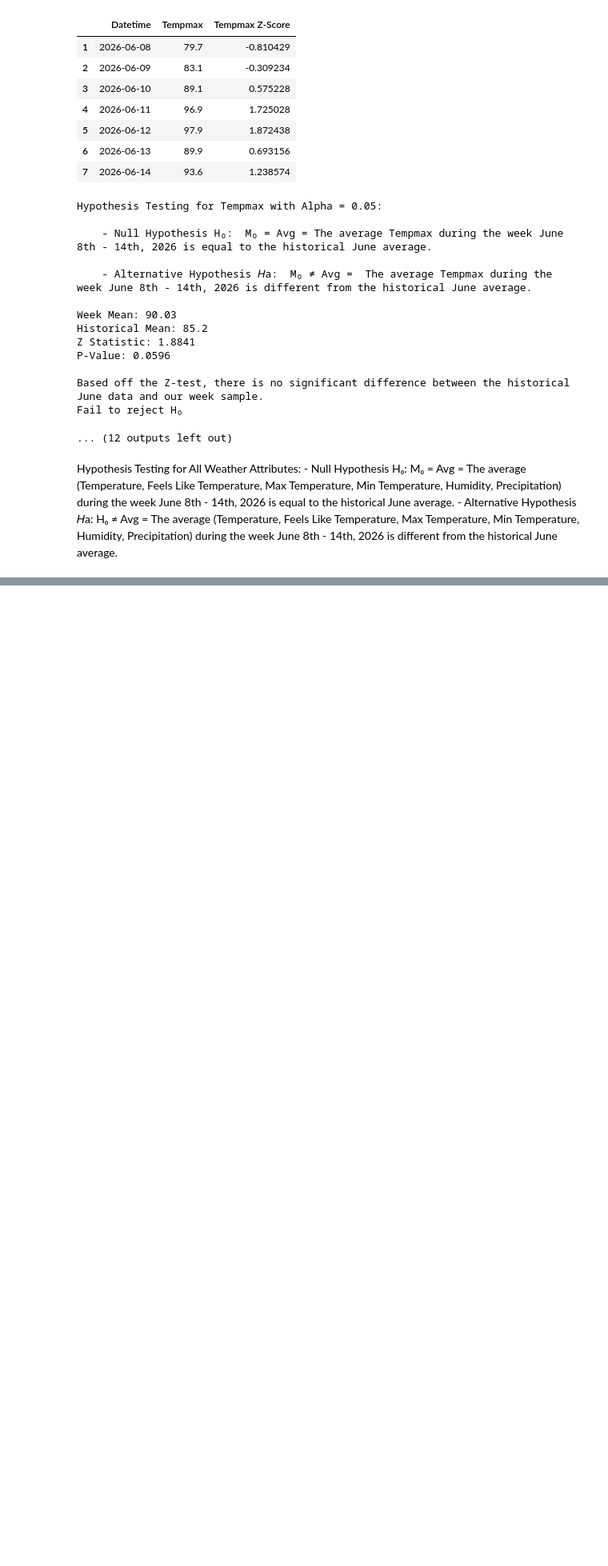
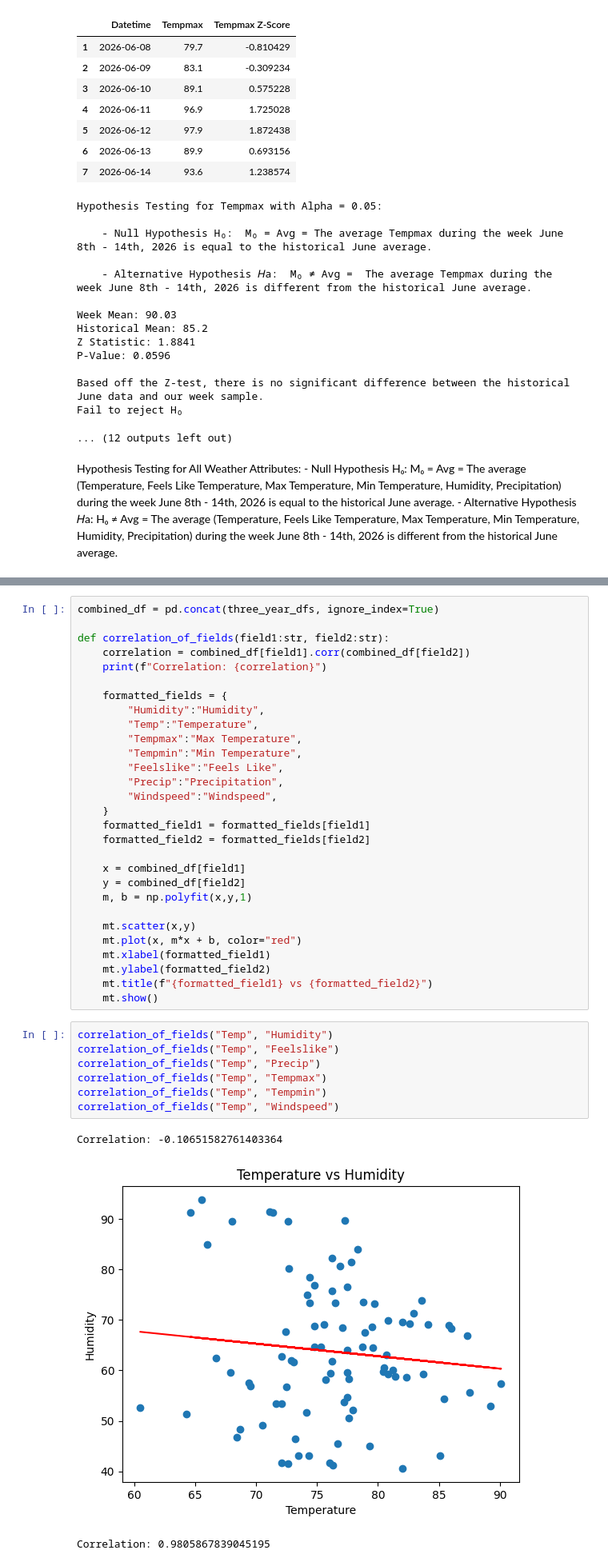
Before and after one commit to mnunez24/CMSC320_FinalProject, a Jupyter notebook: Submisson-Part-2.ipynb, the cells around one changed output, grey strips where cells are left out. Shown at 80% size. Saved outputs shown, nothing was run; the diff lists cells and outputs as text; blank space fills up the shorter version.

Commit message:
added correlation logic

```diff
--- a/Submisson-Part-2.ipynb
+++ b/Submisson-Part-2.ipynb
@@ -323,0 +327,40 @@ Hypothesis Testing for All Weather Attributes:
+# %%
+combined_df = pd.concat(three_year_dfs, ignore_index=True)
+
+def correlation_of_fields(field1:str, field2:str):
+    correlation = combined_df[field1].corr(combined_df[field2])
+    print(f"Correlation: {correlation}")
+
+    formatted_fields = {
+        "Humidity":"Humidity",
+        "Temp":"Temperature",
+        "Tempmax":"Max Temperature",
+        "Tempmin":"Min Temperature",
+        "Feelslike":"Feels Like",
+        "Precip":"Precipitation",
+        "Windspeed":"Windspeed",
+    }
+    formatted_field1 = formatted_fields[field1]
+    formatted_field2 = formatted_fields[field2]
+
+    x = combined_df[field1]
+    y = combined_df[field2]
+    m, b = np.polyfit(x,y,1)
+
+    mt.scatter(x,y)
+    mt.plot(x, m*x + b, color="red")
+    mt.xlabel(formatted_field1)
+    mt.ylabel(formatted_field2)
+    mt.title(f"{formatted_field1} vs {formatted_field2}")
+    mt.show()
+# %%
+correlation_of_fields("Temp", "Humidity")
+correlation_of_fields("Temp", "Feelslike")
+correlation_of_fields("Temp", "Precip")
+correlation_of_fields("Temp", "Tempmax")
+correlation_of_fields("Temp", "Tempmin")
+correlation_of_fields("Temp", "Windspeed")
+# %% [output]
+Correlation: -0.10651582761403364
+[figure, added]
+Correlation: 0.9805867839045195
```
Also changed, not shown: parts of 8 cells of this notebook.
